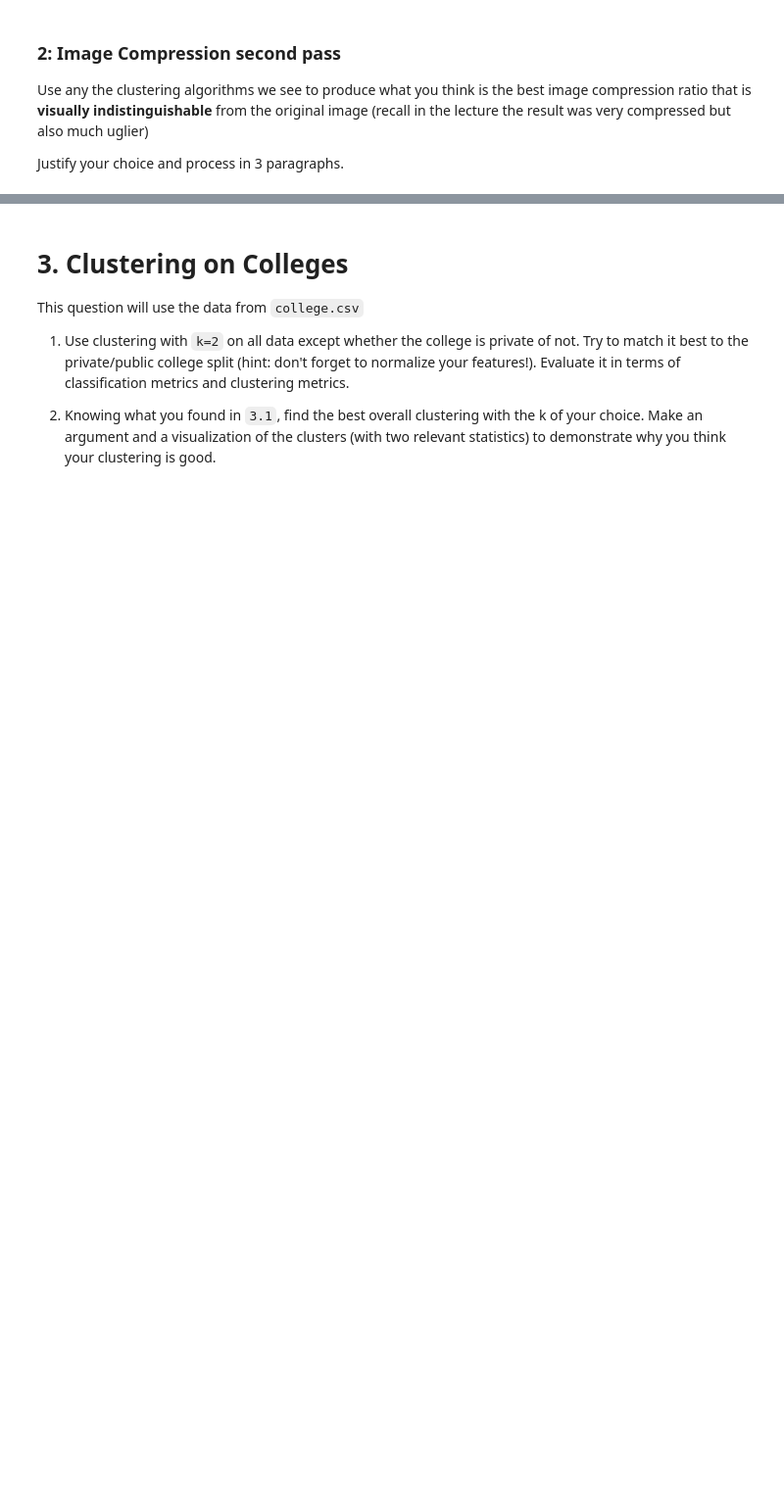
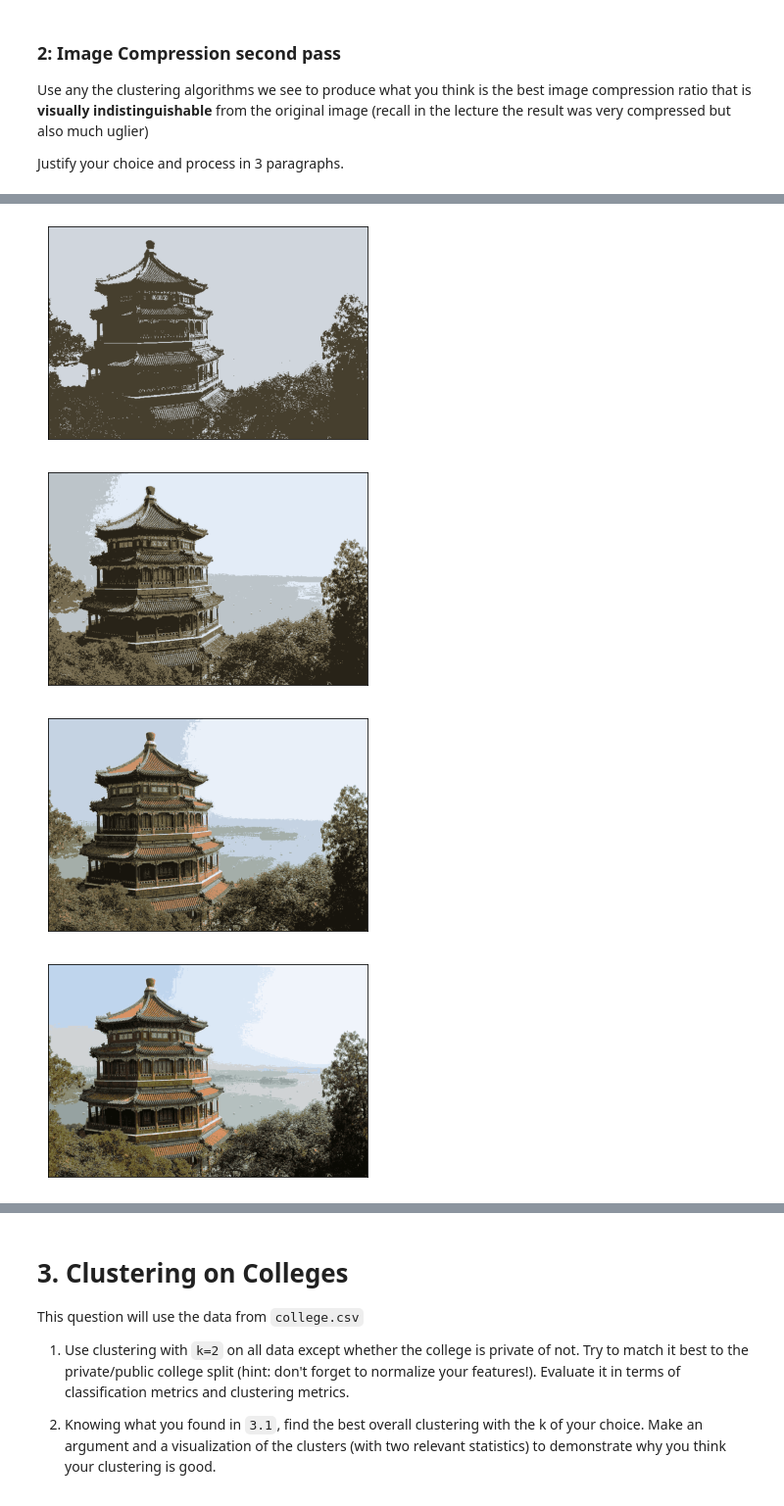
Before and after one commit to cb-ds-1/4-3-clustering, a Jupyter notebook: workshop.ipynb, the cells around one changed output, grey strips where cells are left out. Shown at 98% size. Saved outputs shown, nothing was run; the diff lists cells and outputs as text; code cells hidden in the pictures; blank space fills up the shorter version.

```diff
--- a/workshop.ipynb
+++ b/workshop.ipynb
@@ -18,0 +90,2 @@ Justify your choice and process in 3 paragraphs.
+# %%
+lst = [2,4,8,16,32,64,128,256,512,1024]
@@ -18,0 +108,21 @@ Justify your choice and process in 3 paragraphs.
+# %%
+import warnings; warnings.simplefilter('ignore')  # Fix NumPy issues.
+
+from sklearn.cluster import MiniBatchKMeans
+
+for n in lst:
+    kmeans = MiniBatchKMeans(n)
+    kmeans.fit(data)
+    new_colors = kmeans.cluster_centers_[kmeans.predict(data)]
+    #plot_pixels(data, colors=new_colors, title="Reduced color space: 16 colors")
+
+    image_colour = new_colors.reshape(china.shape)
+    #plt.subplot(131)
+    ax = plt.axes(xticks=[], yticks=[])
+    ax.imshow(image_colour)
+    plt.show()
+# %% [output]
+[figure, added]
+[figure, added]
+[figure, added]
+[figure, added]
```
Also changed, not shown: parts of 44 cells of this notebook, 1 other file.
